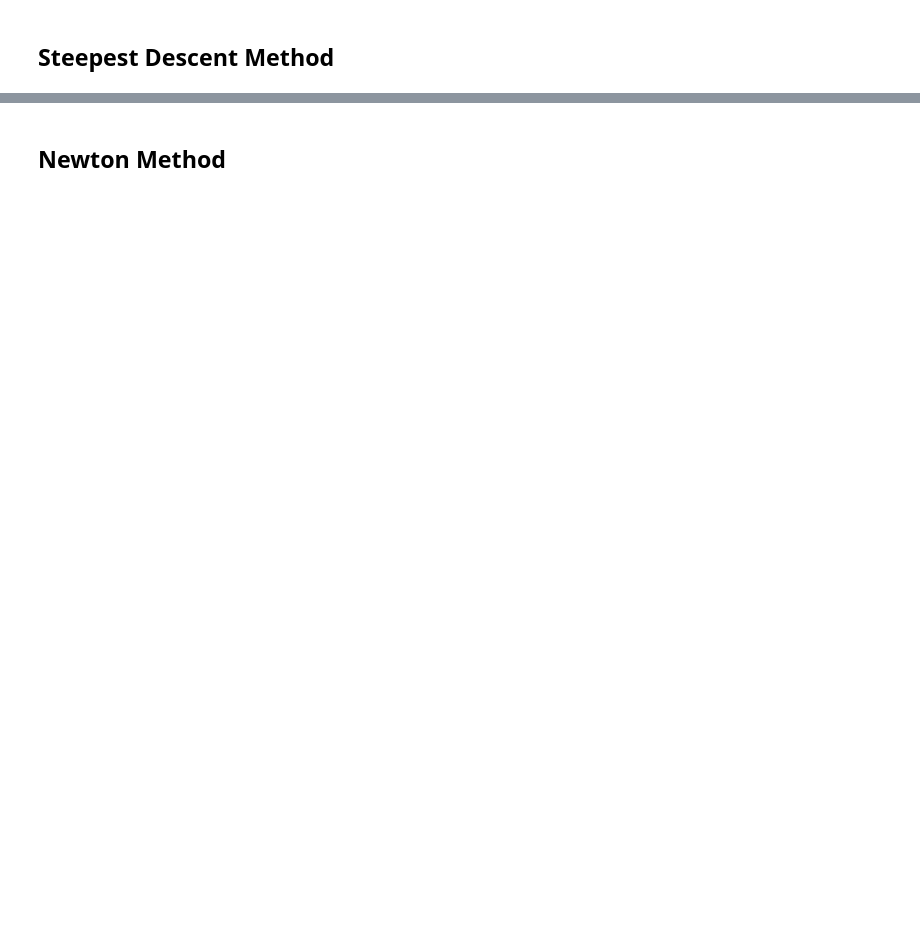
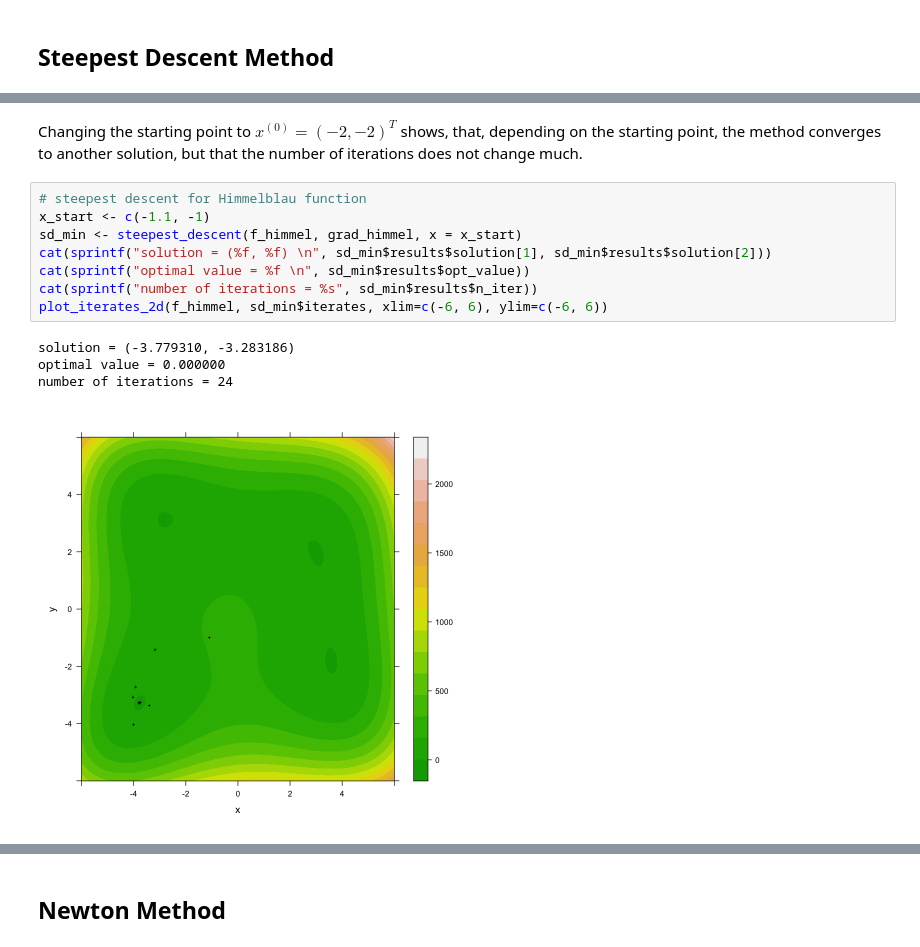
Before and after one commit to juwagner/num_opt, a Jupyter notebook: notebook.ipynb, the cells around one changed output, grey strips where cells are left out. Cells and saved outputs as stored; diff of their text form; blank space fills up the shorter version.

Commit message:
added new methods

```diff
--- a/notebook.ipynb
+++ b/notebook.ipynb
@@ -69,4 +76,19 @@ solution = (-2.805118, 3.131313)
 optimal value = 0.000000
 number of iterations = 23
 [figure]
+# %% [markdown]
+Changing the starting point to $x^{(0)} = (-2, -2)^T$ shows, that, depending on the starting point, the method converges to another solution, but that the number of iterations does not change much.
+# %%
+# steepest descent for Himmelblau function
+x_start <- c(-1.1, -1)
+sd_min <- steepest_descent(f_himmel, grad_himmel, x = x_start)
+cat(sprintf("solution = (%f, %f) \n", sd_min$results$solution[1], sd_min$results$solution[2]))
+cat(sprintf("optimal value = %f \n", sd_min$results$opt_value))
+cat(sprintf("number of iterations = %s", sd_min$results$n_iter))
+plot_iterates_2d(f_himmel, sd_min$iterates, xlim=c(-6, 6), ylim=c(-6, 6))
+# %% [output]
+solution = (-3.779310, -3.283186)
+optimal value = 0.000000
+number of iterations = 24
+[figure, added]
 # %% [markdown]
```
Also changed, not shown: parts of 33 cells of this notebook, 2 other files.
